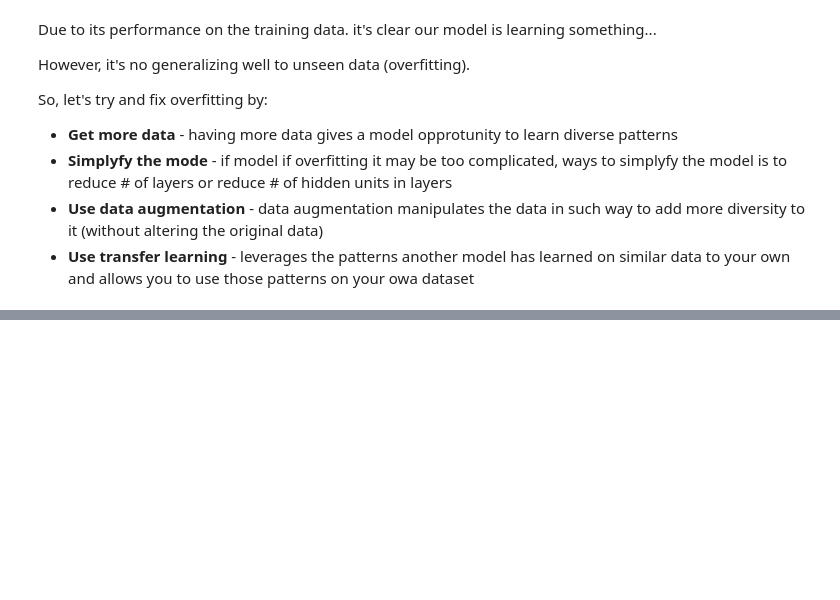
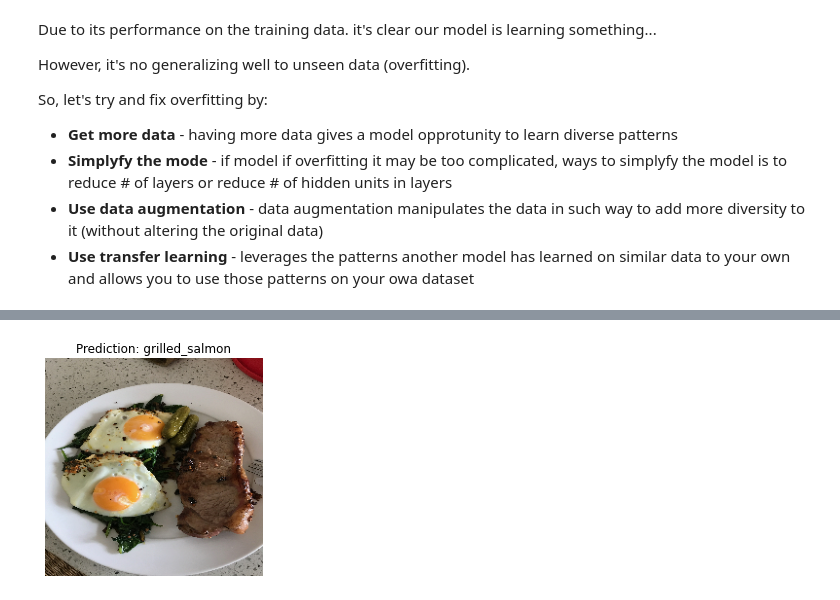
Before and after one commit to pawel-grzeszczyk/TensorFlow-and-Deep-Learning-Fundamentals, a Jupyter notebook: 03_intro_to_computer_vision_with_tf.ipynb, the cells around one changed output, grey strips where cells are left out. Cells and saved outputs as stored; diff of their text form; code cells hidden in the pictures; blank space fills up the shorter version.

```diff
--- a/03_intro_to_computer_vision_with_tf.ipynb
+++ b/03_intro_to_computer_vision_with_tf.ipynb
@@ -1257,0 +1440,5 @@ model_10 =
+# %%
+pred_and_plot(model=model_12,
+              filename='03-steak.jpeg',
+              class_names=class_names)
+# %% [output]
@@ -1257,0 +1446 @@ model_10 =
+[figure, added]
```
Also changed, not shown: parts of 39 cells of this notebook.
